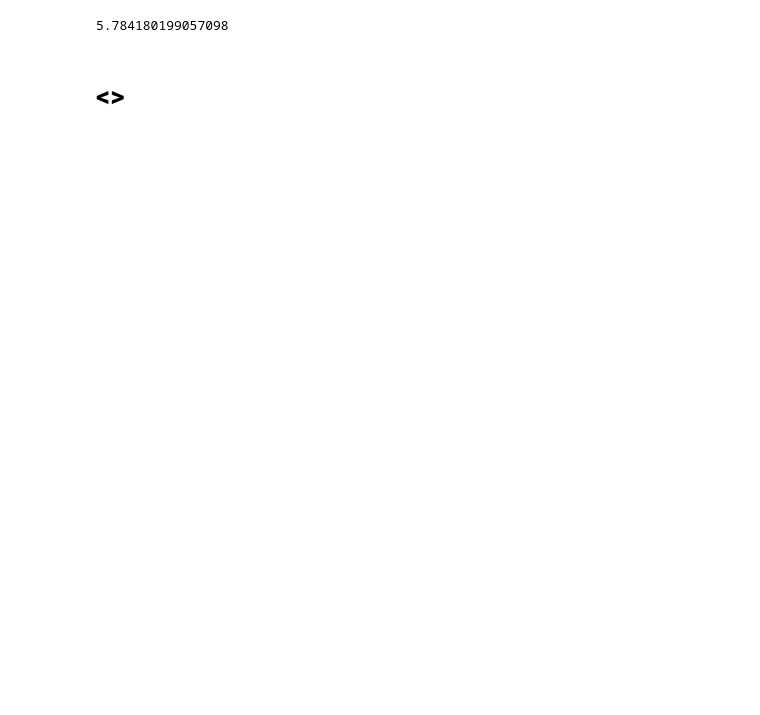
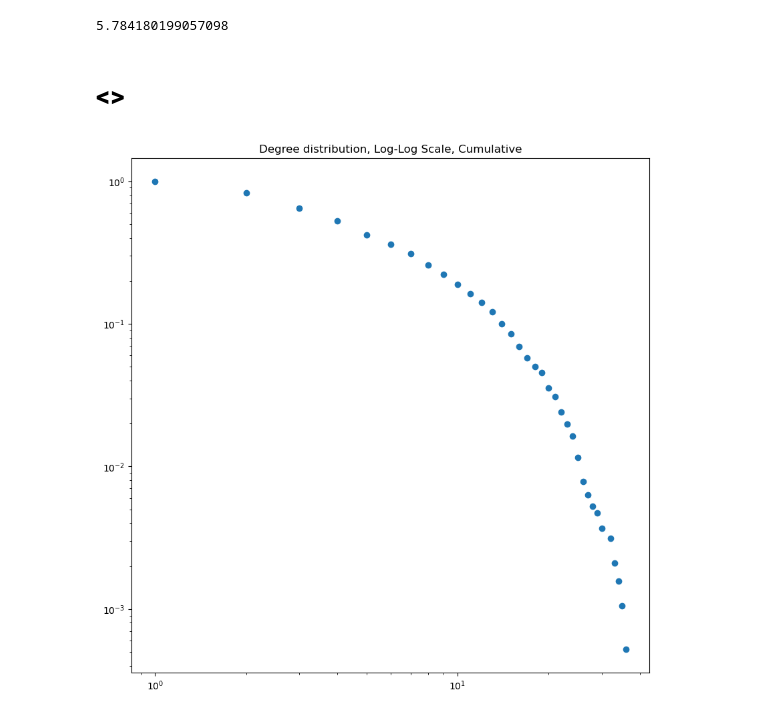
Before and after one commit to PierrickLeroy/mma-graph, a Jupyter notebook: ranking-and-exploration.ipynb, the cells around one changed output. Drawn from its saved outputs; the diff is of its cells as text; code cells hidden in the pictures; blank space fills up the shorter version.

```diff
--- a/ranking-and-exploration.ipynb
+++ b/ranking-and-exploration.ipynb
@@ -1495,3 +1496,16 @@ np.array(list(dict(G_men.degree()).values())).mean()
 5.784180199057098
 # %% [markdown]
 # <>
+# %%
+N = G_men.number_of_nodes()
+a = np.array(list(dict(G_men.degree()).values()))
+k, N_k = np.unique(a, return_counts=True)
+p_k = N_k / N
+# %%
+fig, ax = plt.subplots(1,1, figsize=(10,10))
+plt.scatter(k, np.flip(np.cumsum(np.flip(p_k))))
+plt.title("Degree distribution, Log-Log Scale, Cumulative")
+plt.yscale("log")
+plt.xscale("log")
+# %% [output]
+[figure, added]
```
Also changed, not shown: parts of 7 cells of this notebook, 4 other files.
